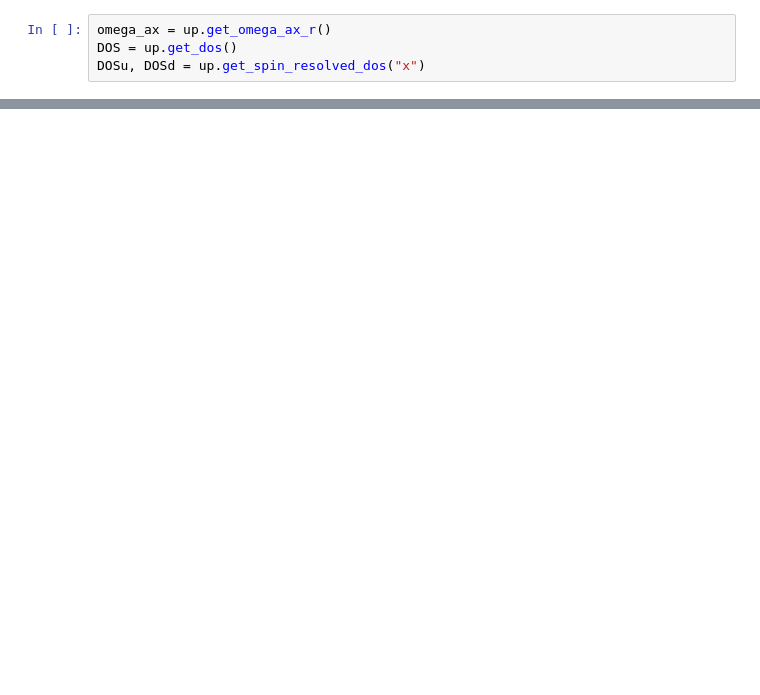
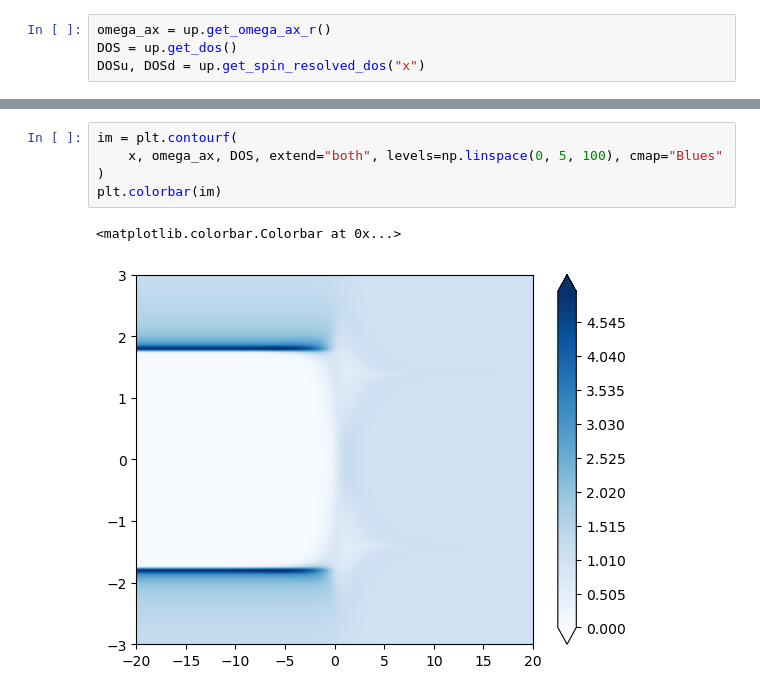
Before and after one commit to maiani/pyusadel, a Jupyter notebook: examples/usadel_1D.ipynb, the cells around one changed output, grey strips where cells are left out. Drawn from its saved outputs; the diff is of its cells as text; blank space fills up the shorter version.

```diff
--- a/examples/usadel_1D.ipynb
+++ b/examples/usadel_1D.ipynb
@@ -154,0 +183,8 @@ fig.tight_layout()
+# %%
+im = plt.contourf(
+    x, omega_ax, DOS, extend="both", levels=np.linspace(0, 5, 100), cmap="Blues"
+)
+plt.colorbar(im)
+# %% [output]
+<matplotlib.colorbar.Colorbar at 0x...>
+[figure, added]
```
Also changed, not shown: parts of 7 cells of this notebook, 4 other files.
